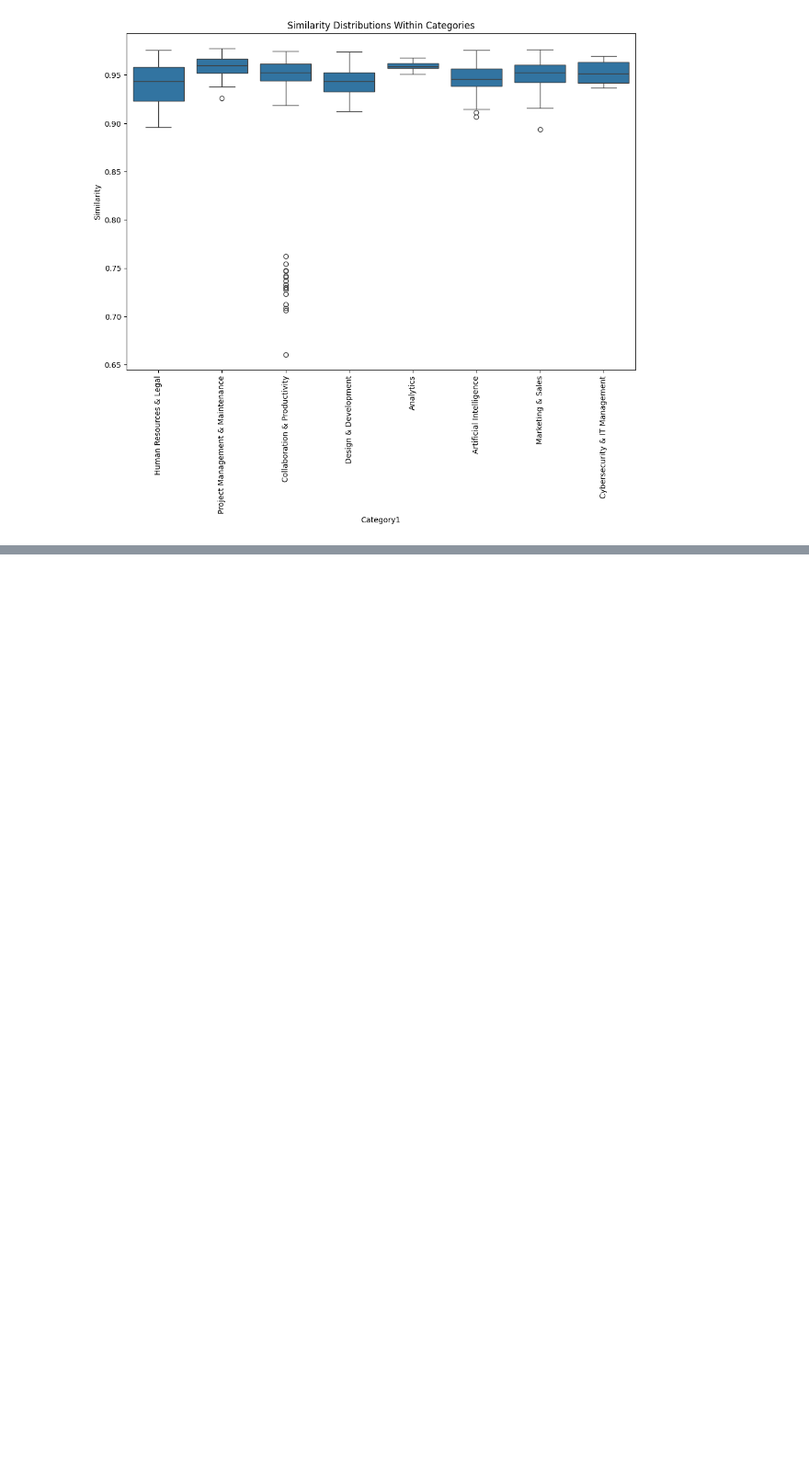
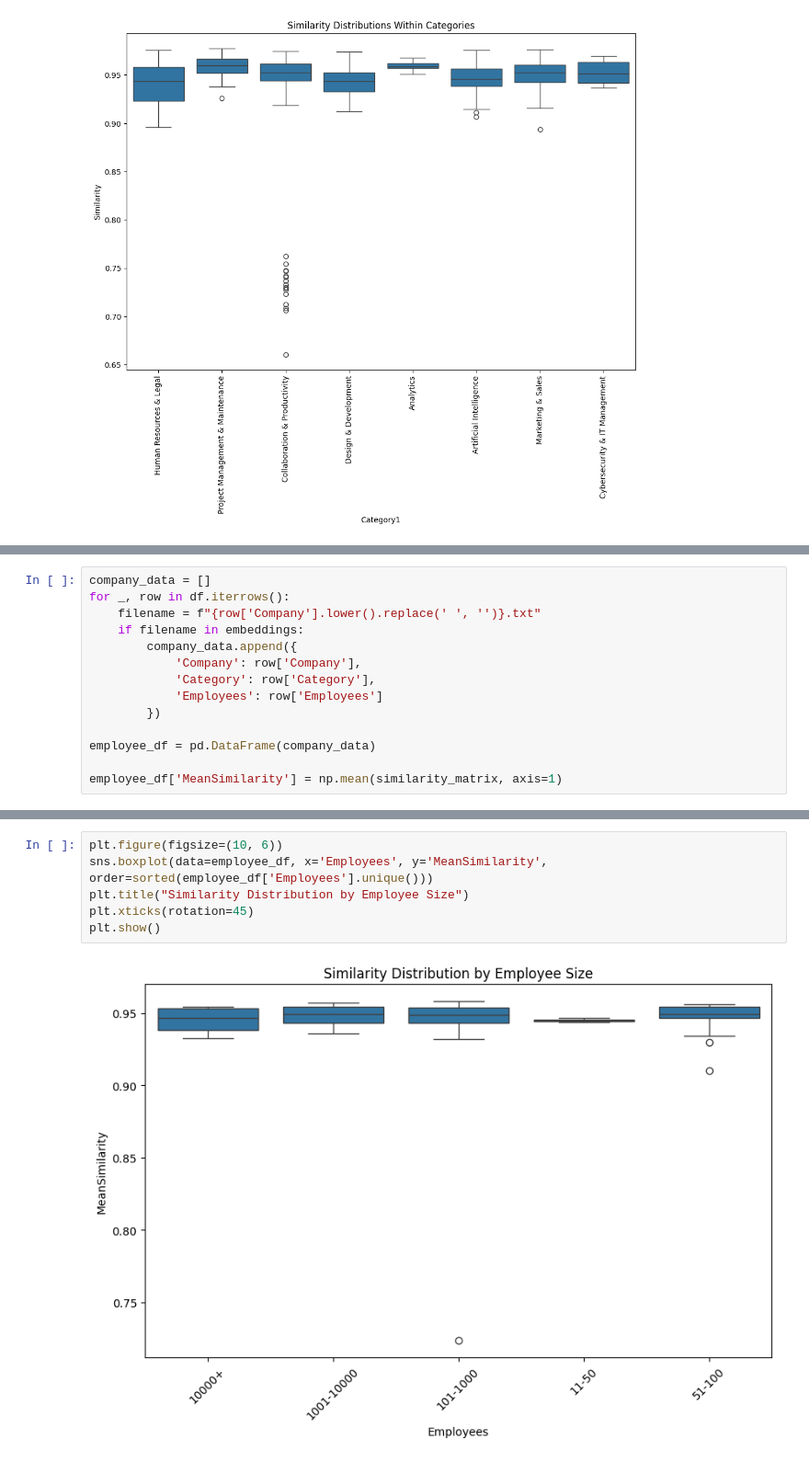
Before and after one commit to kasztelmacko/law_ml, a Jupyter notebook: simmilarity.ipynb, the cells around one changed output, grey strips where cells are left out. Shown at 92% size. Saved outputs shown, nothing was run; the diff lists cells and outputs as text; blank space fills up the shorter version.

Commit message:
added employee count simmilarity

```diff
--- a/simmilarity.ipynb
+++ b/simmilarity.ipynb
@@ -167,0 +170,14 @@ plt.show()
+# %%
+company_data = []
+for _, row in df.iterrows():
+    filename = f"{row['Company'].lower().replace(' ', '')}.txt"
+    if filename in embeddings:
+        company_data.append({
+            'Company': row['Company'],
+            'Category': row['Category'],
+            'Employees': row['Employees']
+        })
+
+employee_df = pd.DataFrame(company_data)
+
+employee_df['MeanSimilarity'] = np.mean(similarity_matrix, axis=1)
@@ -167,0 +201,8 @@ plt.show()
+# %%
+plt.figure(figsize=(10, 6))
+sns.boxplot(data=employee_df, x='Employees', y='MeanSimilarity', order=sorted(employee_df['Employees'].unique()))
+plt.title("Similarity Distribution by Employee Size")
+plt.xticks(rotation=45)
+plt.show()
+# %% [output]
+[figure, added]
```
Also changed, not shown: parts of 3 cells of this notebook.
